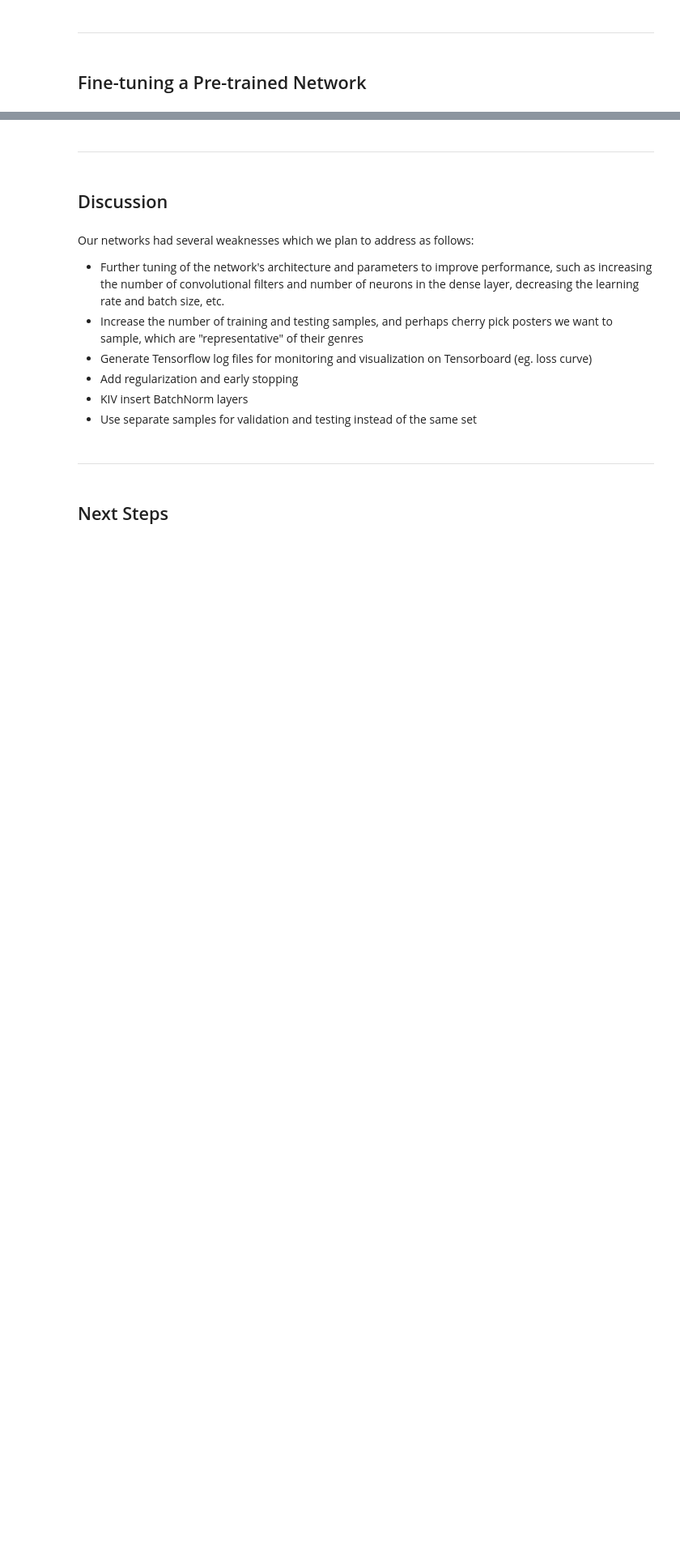
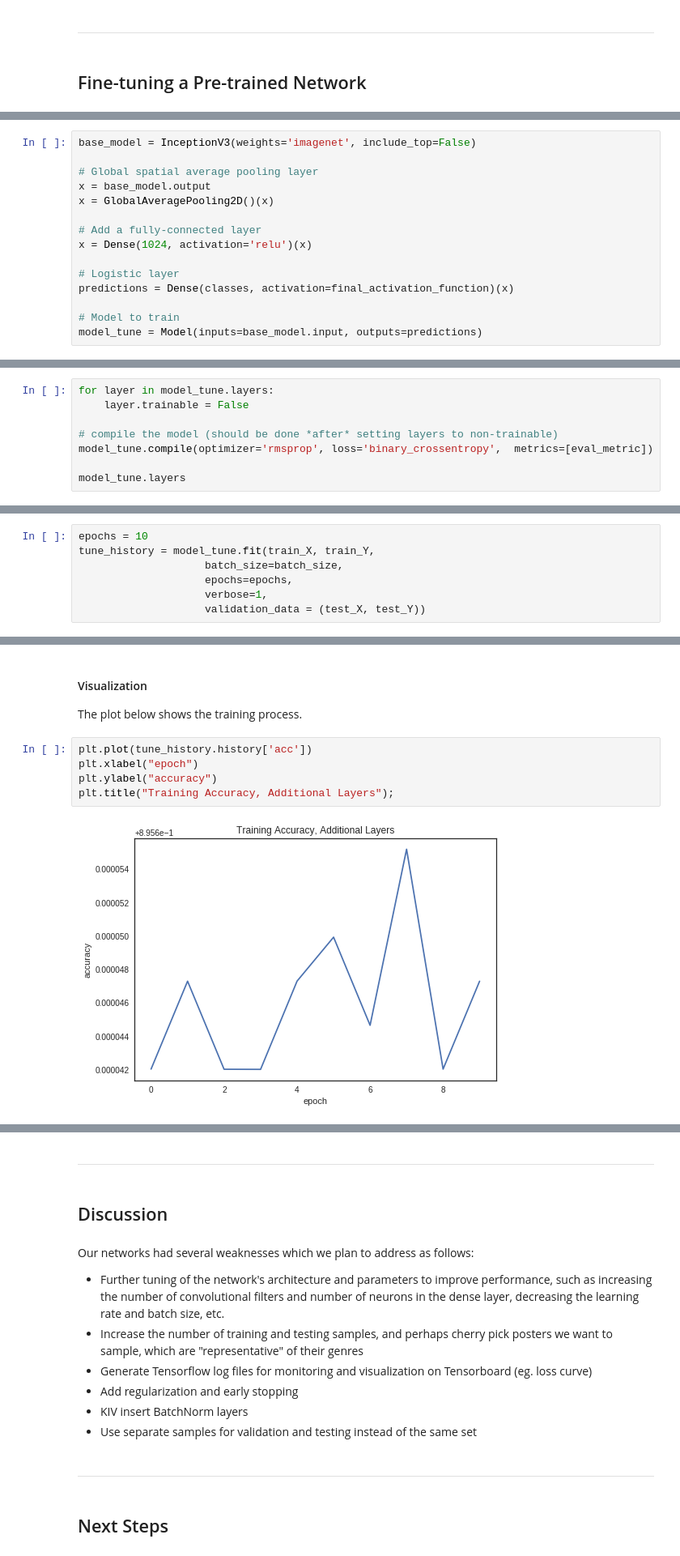
Before and after one commit to greenore/deep-learning-project, a Jupyter notebook: milestone4/Milestone4.ipynb, the cells around one changed output, grey strips where cells are left out. Shown: that part at 81% size. Drawn from its saved outputs; the diff is of its cells as text; blank space fills up the shorter version.

```diff
--- a/milestone4/Milestone4.ipynb
+++ b/milestone4/Milestone4.ipynb
@@ -363,0 +488,15 @@ Visualize filters
+# %%
+base_model = InceptionV3(weights='imagenet', include_top=False)
+
+# Global spatial average pooling layer
+x = base_model.output
+x = GlobalAveragePooling2D()(x)
+
+# Add a fully-connected layer
+x = Dense(1024, activation='relu')(x)
+
+# Logistic layer
+predictions = Dense(classes, activation=final_activation_function)(x)
+
+# Model to train
+model_tune = Model(inputs=base_model.input, outputs=predictions)
@@ -363,0 +506,8 @@ Visualize filters
+# %%
+for layer in model_tune.layers:
+    layer.trainable = False
+
+# compile the model (should be done *after* setting layers to non-trainable)
+model_tune.compile(optimizer='rmsprop', loss='binary_crossentropy',  metrics=[eval_metric])
+
+model_tune.layers
@@ -363,0 +536,7 @@ Visualize filters
+# %%
+epochs = 10
+tune_history = model_tune.fit(train_X, train_Y,
+                    batch_size=batch_size,
+                    epochs=epochs,
+                    verbose=1,
+                    validation_data = (test_X, test_Y))
@@ -363,0 +589,10 @@ Visualize filters
+# %% [markdown]
+#### Visualization
+The plot below shows the training process.
+# %%
+plt.plot(tune_history.history['acc'])
+plt.xlabel("epoch")
+plt.ylabel("accuracy")
+plt.title("Training Accuracy, Additional Layers");
+# %% [output]
+[figure, added]
```
Also changed, not shown: parts of 58 cells of this notebook.
